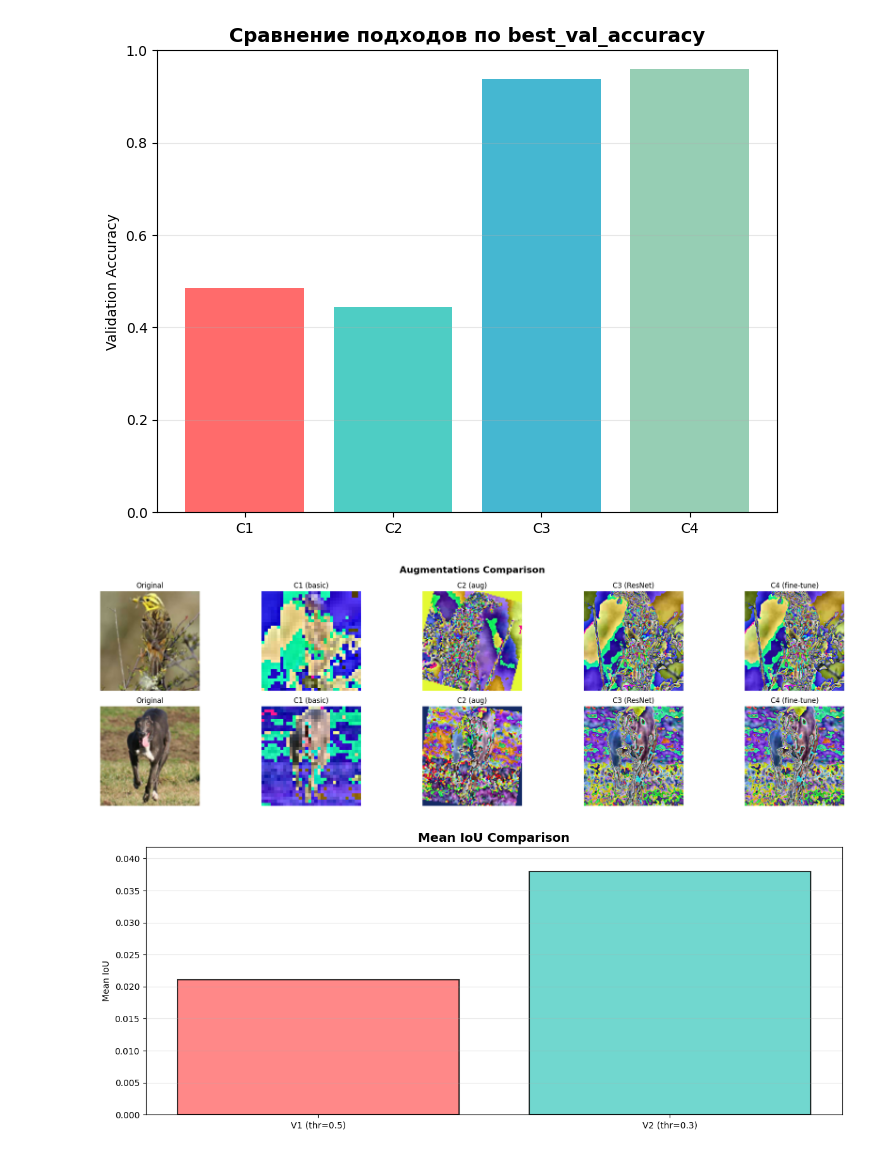
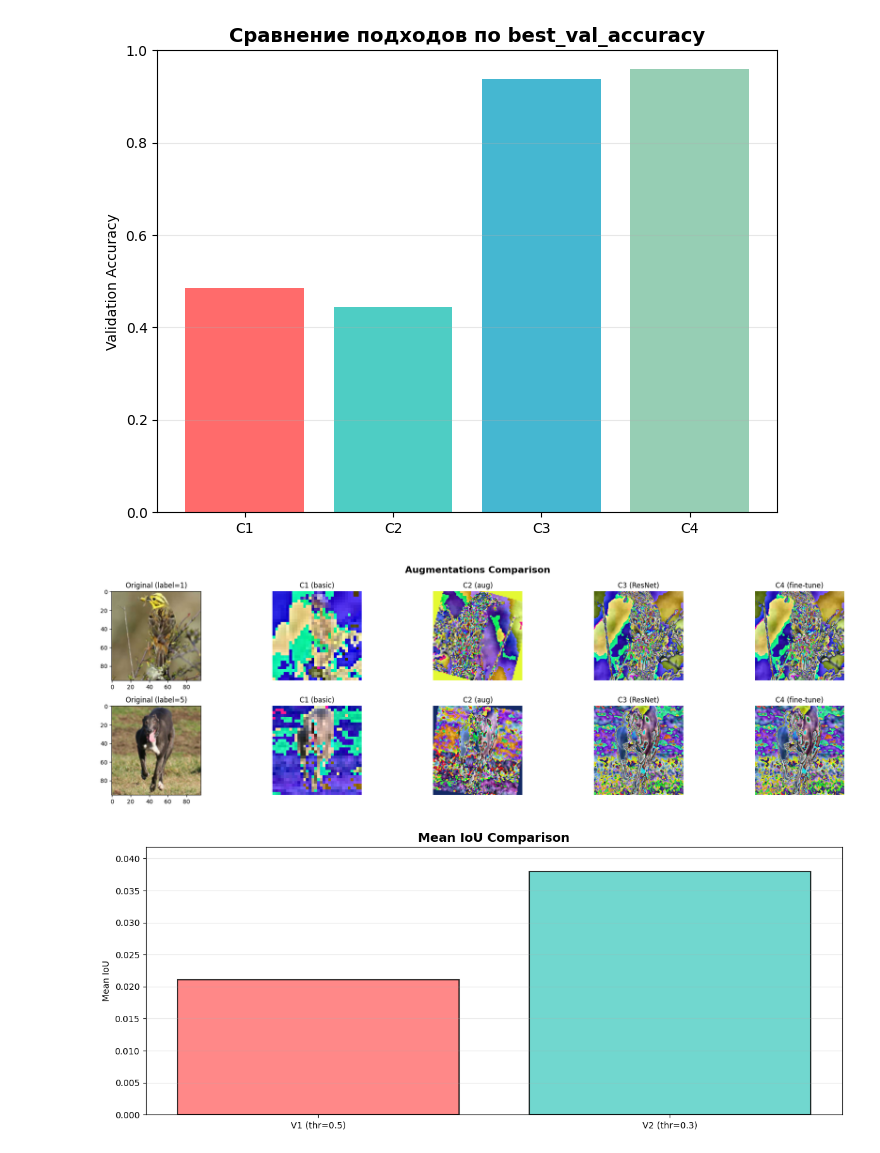
Before and after one commit to deeonowa/aie_repos, a Jupyter notebook: homeworks/HW10-11/HW10-11.ipynb, the cells around one changed output. Cells and saved outputs as stored; diff of their text form; code cells hidden in the pictures.

```diff
--- a/homeworks/HW10-11/HW10-11.ipynb
+++ b/homeworks/HW10-11/HW10-11.ipynb
@@ -108,6 +108,9 @@ def load_stl10_tl(data_dir: str = DATA_DIR, val_split: float = 0.2, seed: int =
     ds_train_eval = torchvision.datasets.STL10(root=data_dir, split='train',
                                               download=True, transform=eval_tf)
 
+    dataset_original = torchvision.datasets.STL10(root=data_dir, split='train',
+        download=True, transform=None)
+
     # Загружаем test
     ds_test = torchvision.datasets.STL10(root=data_dir, split='test',
                                         download=True, transform=eval_tf)
@@ -133,10 +136,10 @@ def load_stl10_tl(data_dir: str = DATA_DIR, val_split: float = 0.2, seed: int =
     print(f"Val: {len(ds_val)} (20%)")
     print(f"Test: {len(ds_test)}")
 
-    return ds_train_aug_final, ds_train_eval_final, ds_val, ds_test
+    return ds_train_aug_final, ds_train_eval_final, ds_val, ds_test, dataset_original
 
 # Загружаем данные
-ds_train_aug, ds_train_eval, ds_val, ds_test = load_stl10_tl()
+ds_train_aug, ds_train_eval, ds_val, ds_test, dataset_original = load_stl10_tl()
 class_names = ds_train_aug.dataset.classes
 print("Class names:", class_names)
 # %% [output]
@@ -1342,48 +1345,45 @@ resnet_transform = transforms.Compose([
 
 # Берём 2 изображения из исходного датасета (не из Subset)
 # Используем оригинальный ds_train_eval, который содержит полные данные
-orig_dataset = torchvision.datasets.STL10(root=DATA_DIR, split='train', download=False, transform=None)
 indices = [0, 1]  # два примера
 
 fig, axes = plt.subplots(2, 5, figsize=(20, 6))  # 2 строки, 5 колонок: Original + C1, C2, C3, C4
 for row, idx in enumerate(indices):
-    img, _ = orig_dataset[idx]  # PIL Image
-    # Колонка 0: оригинал
+    img, label = dataset_original[idx]
     axes[row, 0].imshow(img)
-    axes[row, 0].set_title('Original')
-    axes[row, 0].axis('off')
+    axes[row, 0].set_title(f'Original (label={label})')
 
     # Колонка 1: C1 (базовая)
     img_c1 = basic_transform(img)
     img_c1 = F.to_pil_image(img_c1)
     axes[row, 1].imshow(img_c1)
     axes[row, 1].set_title('C1 (basic)')
     axes[row, 1].axis('off')
 
     # Колонка 2: C2 (аугментации)
     img_c2 = train_transform(img)
     img_c2 = F.to_pil_image(img_c2)
     axes[row, 2].imshow(img_c2)
     axes[row, 2].set_title('C2 (aug)')
     axes[row, 2].axis('off')
 
     # Колонка 3: C3 (ResNet head-only) – используем resnet_transform
     img_c3 = resnet_transform(img)
     img_c3 = F.to_pil_image(img_c3)
     axes[row, 3].imshow(img_c3)
     axes[row, 3].set_title('C3 (ResNet)')
     axes[row, 3].axis('off')
 
     # Колонка 4: C4 (fine-tune) – та же трансформация
     axes[row, 4].imshow(img_c3)
     axes[row, 4].set_title('C4 (fine-tune)')
     axes[row, 4].axis('off')
 
 plt.suptitle('Augmentations Comparison', fontsize=16, fontweight='bold')
 plt.tight_layout()
 plt.savefig('artifacts/figures/augmentations_preview.png')
 # %% [output]
-[figure, old version]
+[figure, new version]
 # %%
 # ========== 6. Сохранение графика сравнения IoU для сегментации ==========
 # У нас уже есть переменные base_metrics и alt_metrics из предыдущих ячеек
```
Also changed, not shown: parts of 5 cells of this notebook, 2 other files.
